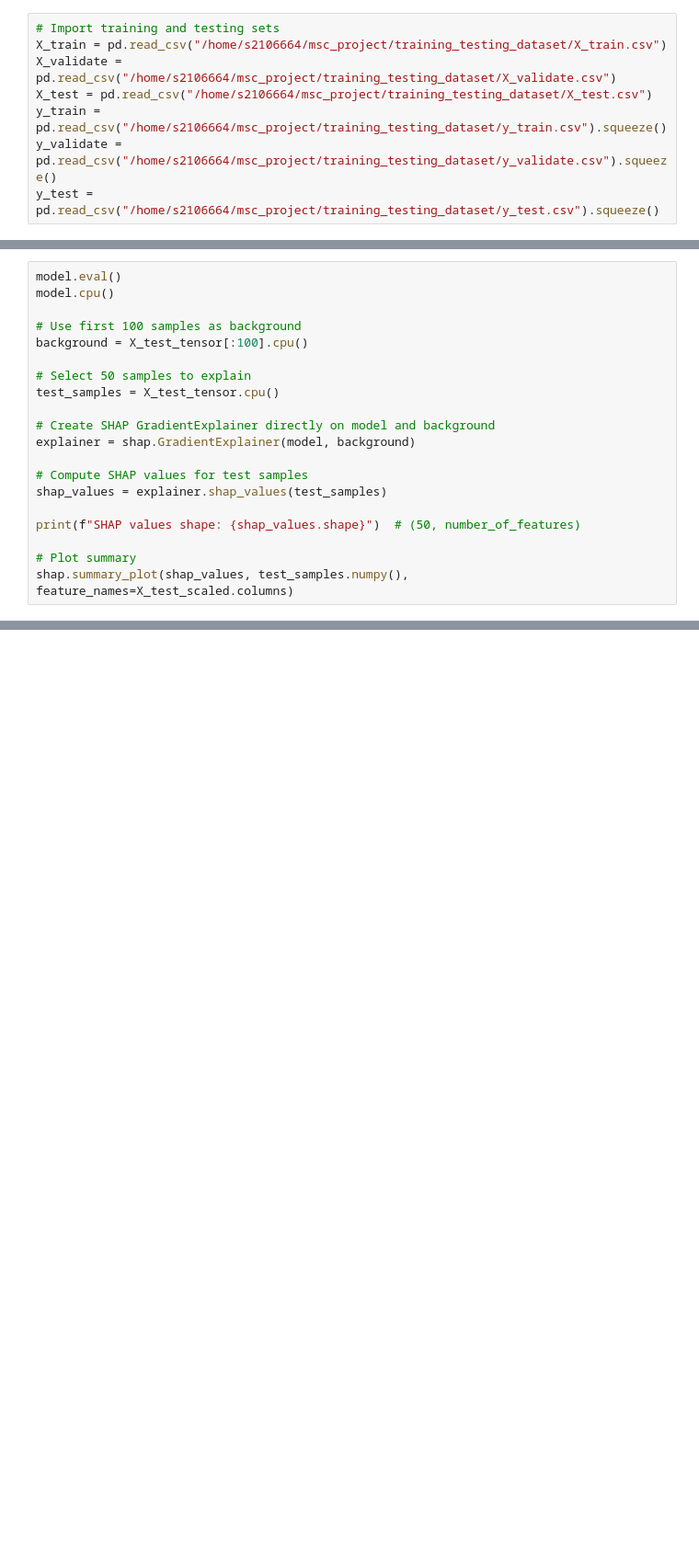
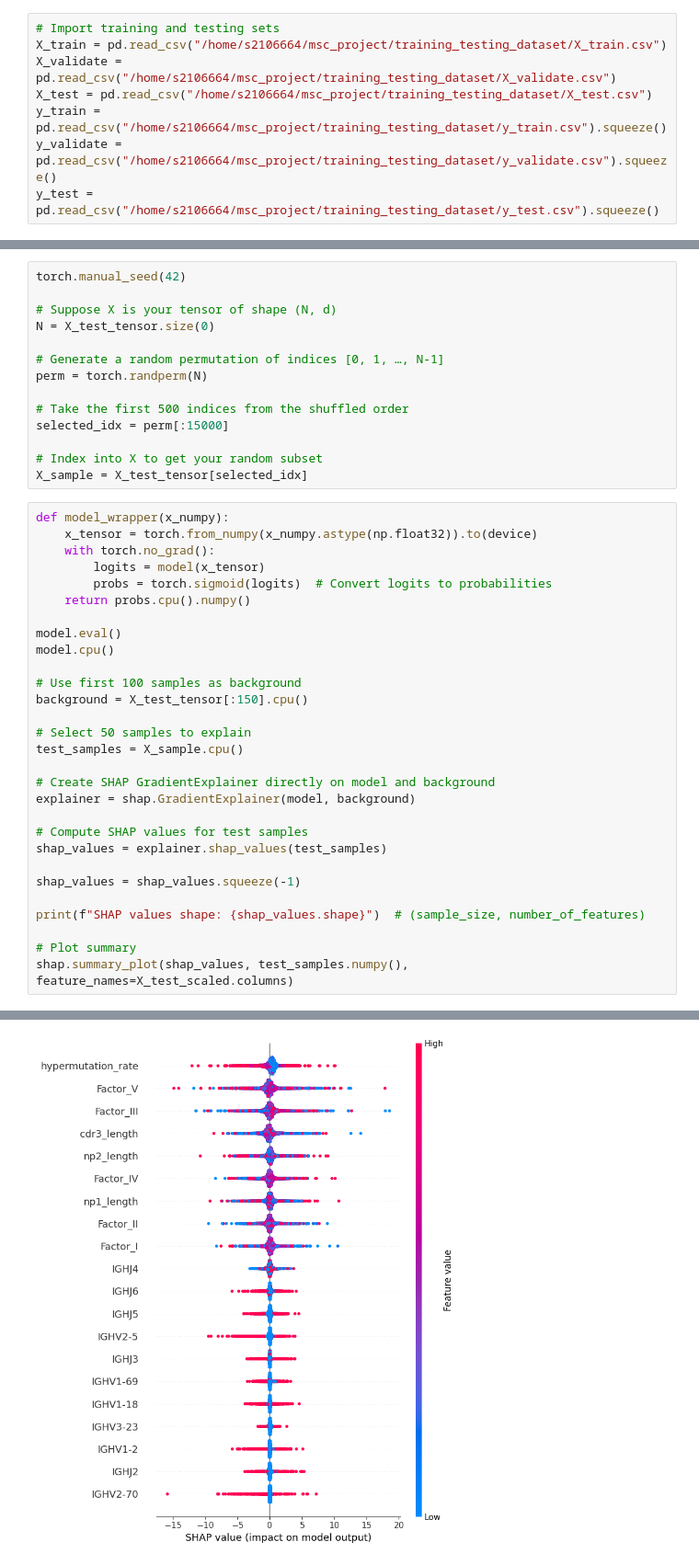
Before and after one commit to lewisl23/BCR-classification-model, a Jupyter notebook: SHAP_analysis/shap_analysis.ipynb, the cells around one changed output, grey strips where cells are left out. Shown at 92% size. Saved outputs shown, nothing was run; the diff lists cells and outputs as text; blank space fills up the shorter version.

Commit message:
shap analysis

```diff
--- a/SHAP_analysis/shap_analysis.ipynb
+++ b/SHAP_analysis/shap_analysis.ipynb
@@ -64,12 +74,33 @@ def model_wrapper(x_numpy):
+# %%
+torch.manual_seed(42)
+
+# Suppose X is your tensor of shape (N, d)
+N = X_test_tensor.size(0)
+
+# Generate a random permutation of indices [0, 1, …, N-1]
+perm = torch.randperm(N)
+
+# Take the first 500 indices from the shuffled order
+selected_idx = perm[:15000]
+
+# Index into X to get your random subset
+X_sample = X_test_tensor[selected_idx]
 # %%
+def model_wrapper(x_numpy):
+    x_tensor = torch.from_numpy(x_numpy.astype(np.float32)).to(device)
+    with torch.no_grad():
+        logits = model(x_tensor)
+        probs = torch.sigmoid(logits)  # Convert logits to probabilities
+    return probs.cpu().numpy()
+
 model.eval()
 model.cpu()
 
 # Use first 100 samples as background
-background = X_test_tensor[:100].cpu()
+background = X_test_tensor[:150].cpu()
 
 # Select 50 samples to explain
-test_samples = X_test_tensor.cpu()
+test_samples = X_sample.cpu()
 
 # Create SHAP GradientExplainer directly on model and background
 explainer = shap.GradientExplainer(model, background)
@@ -77,7 +108,10 @@ explainer = shap.GradientExplainer(model, background)
 # Compute SHAP values for test samples
 shap_values = explainer.shap_values(test_samples)
 
-print(f"SHAP values shape: {shap_values.shape}")  # (50, number_of_features)
+shap_values = shap_values.squeeze(-1)
+
+print(f"SHAP values shape: {shap_values.shape}")  # (sample_size, number_of_features)
 
 # Plot summary
 shap.summary_plot(shap_values, test_samples.numpy(), feature_names=X_test_scaled.columns)
+# %% [output]
@@ -84,3 +119,4 @@ shap.summary_plot(shap_values, test_samples.numpy(), feature_names=X_test_scaled
+[figure, added]
 # %%
 model.eval()
 model.cpu()
```
Also changed, not shown: parts of 6 cells of this notebook.
